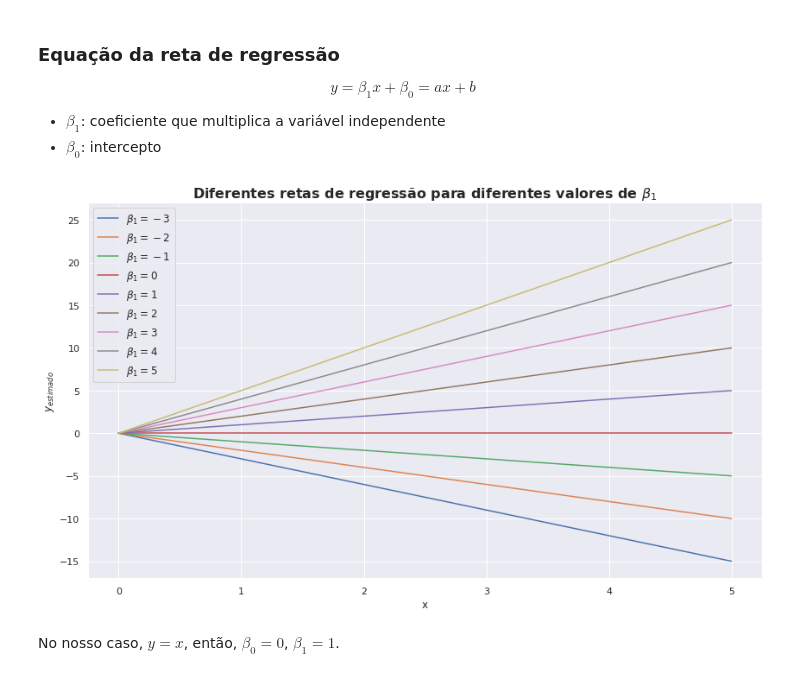
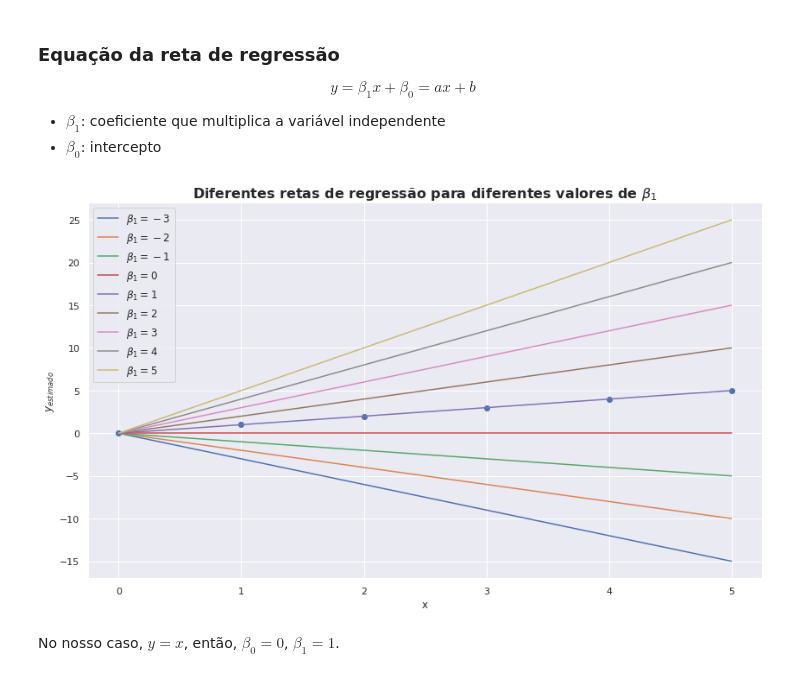
Before and after one commit to walisson-silva-ada/827-data-science, a Jupyter notebook: 02. Regressão Linear/2.1. Regressão Linear Simples.ipynb, the cells around one changed output. Cells and saved outputs as stored; diff of their text form; code cells hidden in the pictures.

```diff
--- a/02. Regressão Linear/2.1. Regressão Linear Simples.ipynb
+++ b/02. Regressão Linear/2.1. Regressão Linear Simples.ipynb
@@ -118,29 +118,30 @@ b0 = 0 # Beta0, que já sabemos que é igual a zero
 # %%
 # Visualizando diferentes retas de regressão para diferentes
 
 plt.figure(figsize=(14,8))
+plt.scatter(x, y) # Dados originais
 
 coeficiente_erro = [] # Primeiro elemento vai ser o valor do coeficiente, e o segundo elemento vai ser o erro associado a ele
 
 # Fazendo o coeficiente beta1 variar
 for b1 in range(-3, 6):
   y_estimado = b0 + b1*x # Isso gera um array
 
   plt.plot(x, y_estimado, label=f'$\\beta_1 = {b1}$')
 
   erro = y - y_estimado
 
   SQE = sum(erro**2) # Soma quadrática dos erros
 
   coeficiente_erro.append([b1, SQE])
 
 plt.legend(fontsize=12)
 plt.title('Diferentes retas de regressão para diferentes valores de $\\beta_1$', fontsize=16, fontweight='bold')
 plt.xlabel('x')
 plt.ylabel('$y_{estimado}$')
 plt.show()
 # %% [output]
-[figure, old version]
+[figure, new version]
 # %% [markdown]
 No nosso caso, $y = x$, então, $\beta_0 = 0$, $\beta_1 = 1$.
 # %%
```
Also changed, not shown: parts of 43 cells of this notebook.
